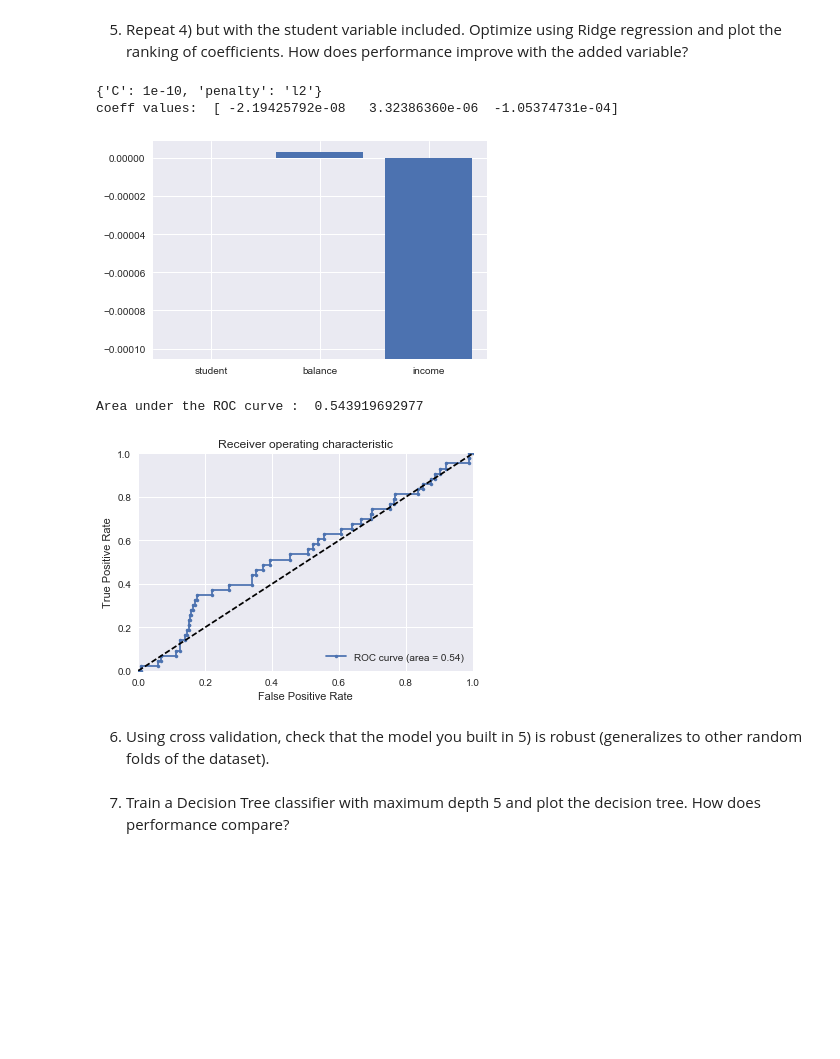
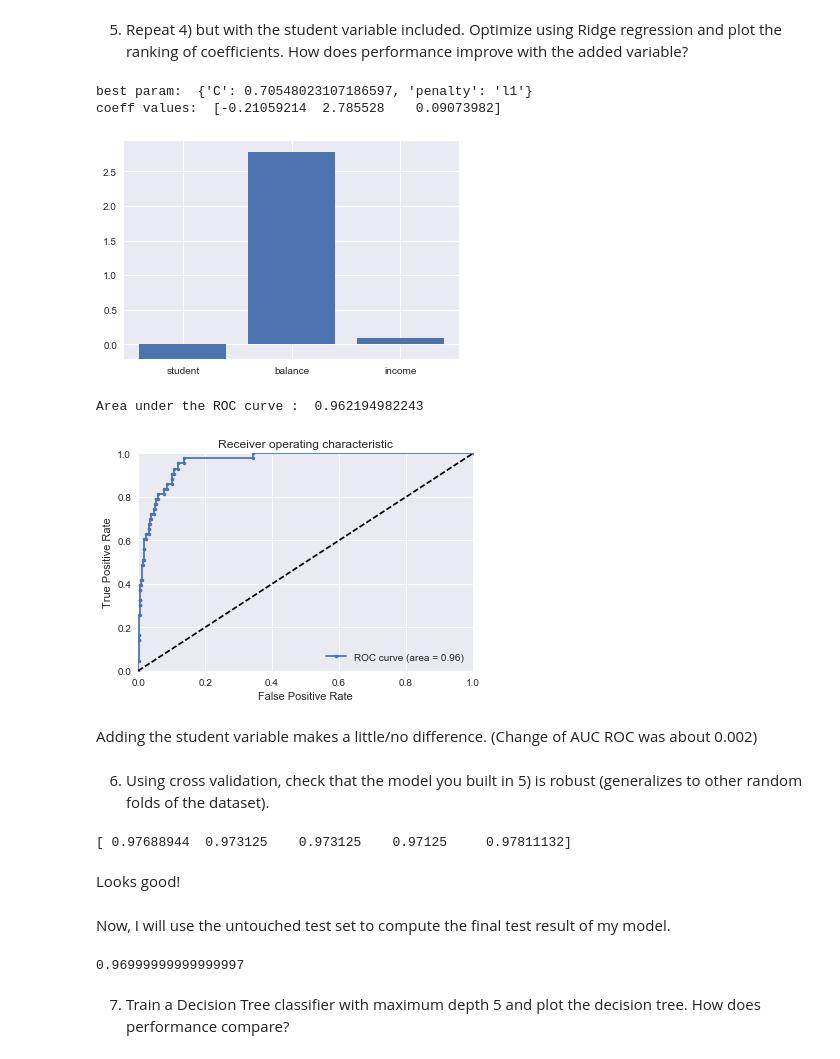
Before and after one commit to Columbia-Intro-Data-Science/python-introduction-seunghwanl, a Jupyter notebook: Homework/Homework 3 - Classification.ipynb, the cells around one changed output. Drawn from its saved outputs; the diff is of its cells as text; code cells hidden in the pictures; blank space fills up the shorter version.

```diff
--- a/Homework/Homework 3 - Classification.ipynb
+++ b/Homework/Homework 3 - Classification.ipynb
@@ -76,10 +76,16 @@ from sklearn.cross_validation import train_test_split
 from sklearn.utils import shuffle
 from sklearn.metrics import roc_curve, auc
 
+
 y = df.default
 X = df.drop(['default', 'student'], 1)
 
+
 X_train, X_test, y_train, y_test = train_test_split(X, y, test_size=0.20, random_state = 42)
+
+# JUST FOR PLOTTING: Though standardization is necessary, it screws up the scale of the scatter plot.
+# so the decision boundary may not be the most optimal, but it should be close enough.
+# I did add standardization for AUC ROC (inside generate_auc function from a class python notebook).
 
 logreg = LogisticRegression(penalty='l1')
 logreg.fit(X_train, y_train)
@@ -109,6 +115,8 @@ plt.ylabel('Income')
 
 plt.show()
 
+# for plotting, standardization
+
 y = df.default
 X = df.drop(['default', 'student'], 1)
 
@@ -123,6 +131,11 @@ def generate_auc(X,y,clf_class,**kwargs):
     X_train, X_test = X[:half], X[half:]
     y_train, y_test = y[:half], y[half:]
 
+    # ADDED STANDARDIZATION
+    scaler = StandardScaler()
+    X_train = scaler.fit_transform(X_train)
+    X_test = scaler.transform(X_test)
+
     # Choose SVC classifier.
     classifier = clf_class(**kwargs)
     probas_ = classifier.fit(X_train, y_train).predict_proba(X_test)
@@ -131,9 +144,6 @@ def generate_auc(X,y,clf_class,**kwargs):
     roc_auc = auc(fpr, tpr)
     print("Area under the ROC curve : ", roc_auc)
     return fpr, tpr, roc_auc, thresholds
-
-# Generate ROC  for LR with l1 penalty and C=0.1
-fpr,tpr,roc_auc, thresholds = generate_auc(X,y,LogisticRegression,C=0.1,penalty='l1')
 
 def generate_ROCplot(fpr,tpr,label,roc_auc):
     plt.clf()
@@ -147,6 +157,7 @@ def generate_ROCplot(fpr,tpr,label,roc_auc):
     plt.legend(loc="lower right")
     plt.show()
 
-# Plots ROC
+
+fpr,tpr,roc_auc, thresholds = generate_auc(X,y,LogisticRegression,C=0.1,penalty='l1')
 generate_ROCplot(fpr,tpr,'LR',roc_auc)
 # %% [output]
@@ -157,22 +168,31 @@ Area under the ROC curve :  0.96050521251
 5) Repeat 4) but with the student variable included. Optimize using Ridge regression and plot the ranking
 of coefficients.  How does performance improve with the added variable?
 # %%
+# using l1 instead of l2
+
 from sklearn.grid_search import GridSearchCV
+from sklearn.preprocessing import StandardScaler
 
 y = df.default
 X = df.drop(['default'], 1)
 
-
 X_train, X_test, y_train, y_test = train_test_split(X, y, test_size=0.20, random_state = 42)
 
-# using GridSearchCV to find the optimal C for logistic regression with penalty l2/ridge
+# ADDED STANDARDIZATION
+scaler = StandardScaler()
+X_train = scaler.fit_transform(X_train)
+X_test = scaler.transform(X_test)
+
+# using GridSearchCV to find the optimal C for logistic regression with penalty l1 insteand of l2
 logreg = LogisticRegression()
-params = {'C': np.logspace(-10,5,100), 'penalty' : ['l2']}
+params = {'C': np.logspace(-10,5,100), 'penalty' : ['l1']}
 clf = GridSearchCV(logreg, params, cv = 5)
 clf.fit(X_train, y_train)
-print(clf.best_params_)
+print("best param: ", clf.best_params_)
 
-logreg = LogisticRegression(C = clf.best_params_['C'], penalty = 'l2')
+C_optimal = clf.best_params_['C']
+
+logreg = LogisticRegression(C = C_optimal, penalty = 'l1')
 logreg.fit(X_train, y_train)
 
 index = np.arange(len(logreg.coef_[0]))
@@ -194,41 +214,66 @@ def generate_auc(X,y,clf_class,**kwargs):
     half = int(n_samples/1.2)
     X_train, X_test = X[:half], X[half:]
     y_train, y_test = y[:half], y[half:]
 
+    # ADDED STANDARDIZATION
+    scaler = StandardScaler()
+    X_train = scaler.fit_transform(X_train)
+    X_test = scaler.transform(X_test)
+
     # Choose SVC classifier.
     classifier = clf_class(**kwargs)
     probas_ = classifier.fit(X_train, y_train).predict_proba(X_test)
 
     fpr, tpr, thresholds = roc_curve(y_test, probas_[:, 1])
     roc_auc = auc(fpr, tpr)
     print("Area under the ROC curve : ", roc_auc)
     return fpr, tpr, roc_auc, thresholds
 
 # Generate ROC  for LR with l1 penalty and C=0.1
-fpr,tpr,roc_auc, thresholds = generate_auc(X,y,LogisticRegression,C=clf.best_params_['C'],penalty='l2')
+fpr,tpr,roc_auc, thresholds = generate_auc(X,y,LogisticRegression,C=C_optimal, penalty='l1')
 
 def generate_ROCplot(fpr,tpr,label,roc_auc):
     plt.clf()
     plt.plot(fpr, tpr, '.-',label='ROC curve (area = %0.2f)' % roc_auc)
     plt.plot([0, 1], [0, 1], 'k--')
     plt.xlim([0.0, 1.0])
     plt.ylim([0.0, 1.0])
     plt.xlabel('False Positive Rate')
     plt.ylabel('True Positive Rate')
     plt.title('Receiver operating characteristic')
     plt.legend(loc="lower right")
     plt.show()
 
 # Plots ROC
 generate_ROCplot(fpr,tpr,'LR',roc_auc)
 # %% [output]
-{'C': 1e-10, 'penalty': 'l2'}
-coeff values:  [ -2.19425792e-08   3.32386360e-06  -1.05374731e-04]
+best param:  {'C': 0.70548023107186597, 'penalty': 'l1'}
+coeff values:  [-0.21059214  2.785528    0.09073982]
-[figure, old version]
+[figure, new version]
-Area under the ROC curve :  0.543919692977
+Area under the ROC curve :  0.962194982243
-[figure, old version]
+[figure, new version]
+# %% [markdown]
+Adding the student variable makes a little/no difference. (Change of AUC ROC was about 0.002)
 # %% [markdown]
 6) Using cross validation, check that the model you built in 5) is robust (generalizes to other random folds of the dataset).
+# %%
+# Note: I used GridSearchCV, which requires cross validation to tune C.
+# So I already know that my model generalizes well.
+
+from sklearn.model_selection import cross_val_score
+
+scores = cross_val_score(logreg, X_train, y_train, cv=5)
+print(scores)
+# %% [output]
+[ 0.97688944  0.973125    0.973125    0.97125     0.97811132]
+# %% [markdown]
+Looks good!
+# %% [markdown]
+Now, I will use the untouched test set to compute the final test result of my model.
+# %%
+logreg.score(X_test, y_test)
+# %% [output]
+0.96999999999999997
 # %% [markdown]
 7) Train a Decision Tree classifier with maximum depth 5 and plot the decision tree. How does performance compare?
 # %%
```
Also changed, not shown: parts of 8 cells of this notebook, 1 other file.
